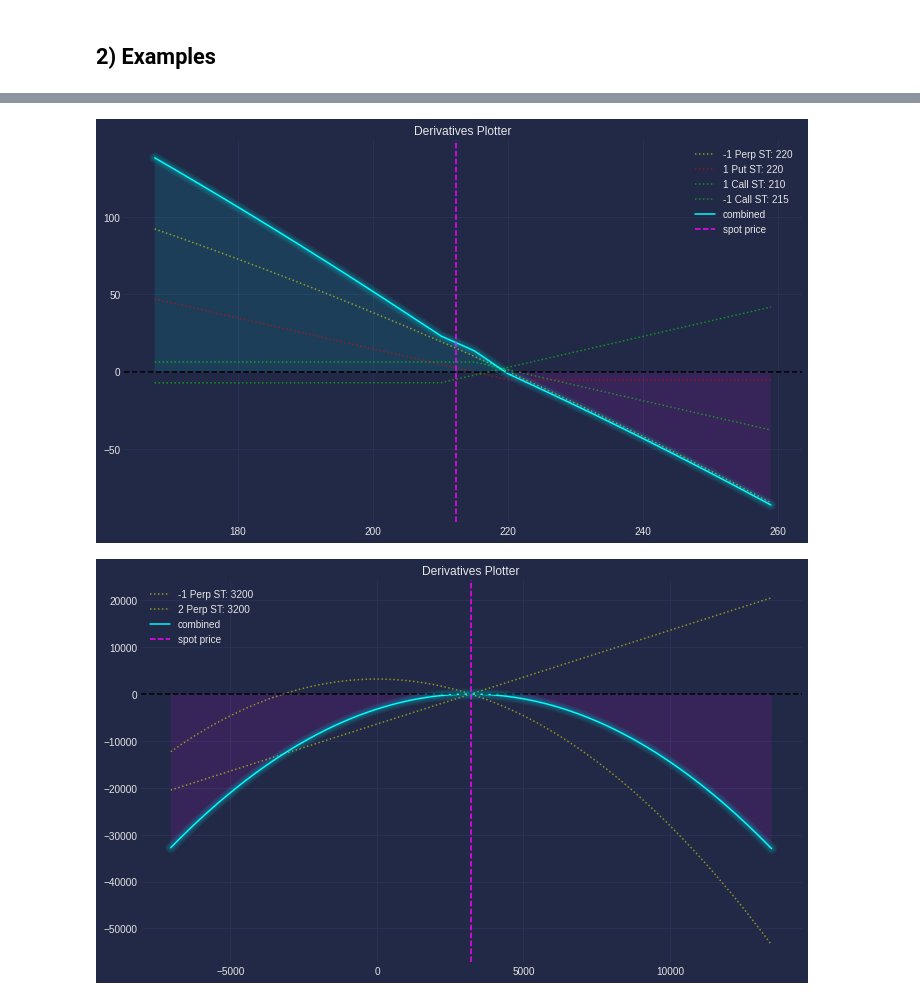
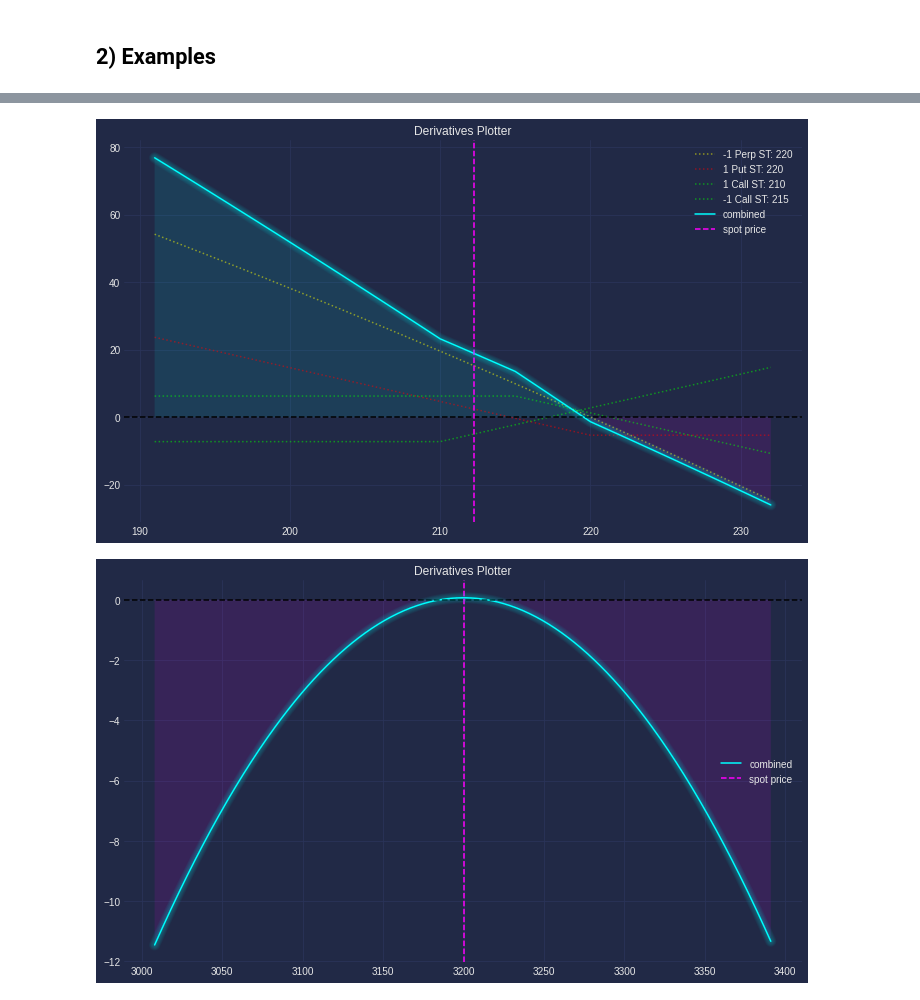
Before and after one commit to LeeGalaxy/Pretty_Payouts, a Jupyter notebook: Pretty_Payouts.ipynb, the cells around one changed output, grey strips where cells are left out. Saved outputs shown, nothing was run; the diff lists cells and outputs as text; code cells hidden in the pictures.

Commit message:
x_range changes

```diff
--- a/Pretty_Payouts.ipynb
+++ b/Pretty_Payouts.ipynb
@@ -281,8 +281,9 @@ def pretty_plotter(spot, legs, x_range=20,
 
 
     spot_range = round(spot * (x_range/100))
-    x=spot*np.arange(100-spot_range,101+spot_range,0.01)/100
-    x = np.array(x)
+    # x=spot*np.arange(100-spot_range,101+spot_range,0.01)/100
+    # x = np.array(x)
+    x = np.array(range(int(spot - spot_range), int(spot + spot_range), 1))
 
     y0=np.zeros_like(x)
 
@@ -377,26 +378,26 @@ legs =[
 
 pretty_plotter(spot=212.26, legs=legs, x_range=10, show_legs=True, glow=True)
 # %% [output]
-[figure, old version]
+[figure, new version]
 # %%
 #@title Crab Strategy from [Opyn](https://opyn.gitbook.io/squeeth/resources/squeeth-strategies-faq)
 
 '''
 Short Squeeth + Long Eth
 Based on current funding,
 crab strategy would be unprofitable if ETH moves more than
 approximately 5.21% in either direction each day.
 The implied funding rate at which you deposit at impacts
 your profitability. Depositing at a high funding rate
 increases likelihood of profitability.
 '''
 
 legs =[
-       Perp(strike=3200, power=2, funding_rate=.0027, duration=48, n=-1),
+       Perp(strike=3200, power=2, funding_rate=.0027, duration=24, n=-1),
        Perp(strike=3200, power=1, funding_rate=0, n=2),
       ]
 
 
-pretty_plotter(spot=3200, legs=legs, x_range=10, show_legs=True, glow=True)
+pretty_plotter(spot=3200, legs=legs, x_range=6, show_legs=False, glow=True)
 # %% [output]
-[figure, old version]
+[figure, new version]
```
Also changed, not shown: parts of 2 cells of this notebook.
